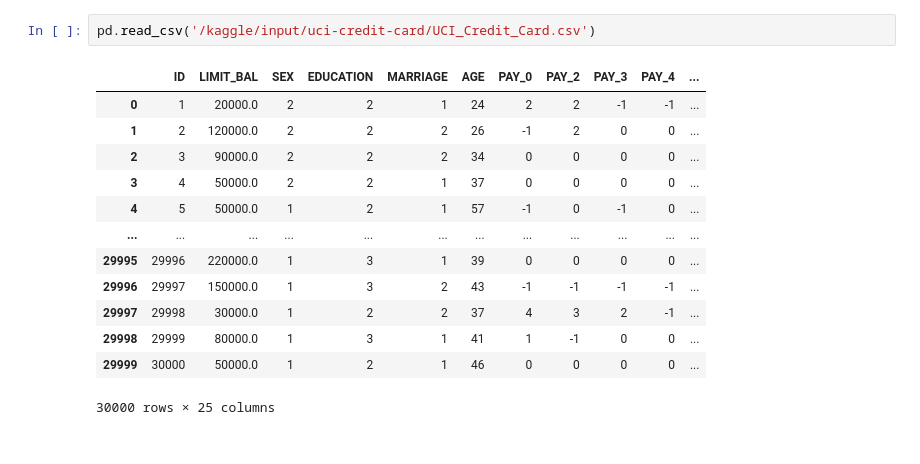
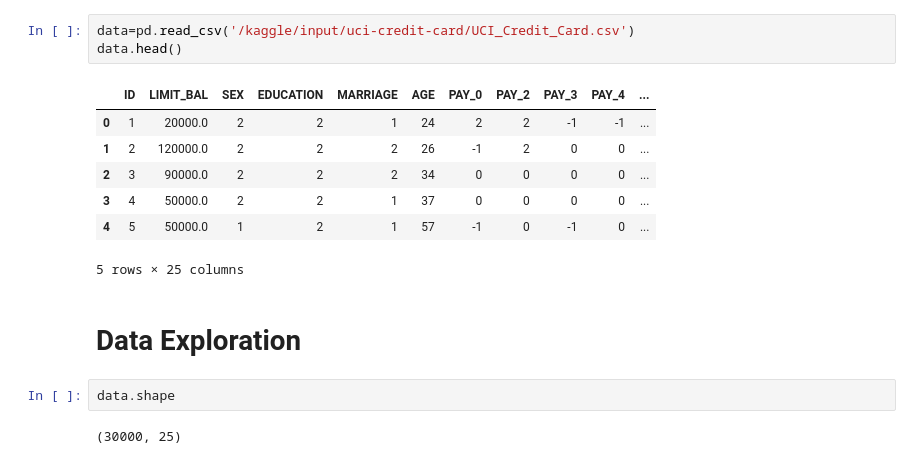
Before and after one commit to sanjeevtyagi170/tyagisx-projects, a Jupyter notebook: coursera-supervised.ipynb, the cells around one changed output. Cells and saved outputs as stored; diff of their text form.

Commit message:
Kaggle Notebook | Coursera supervised | Version 2

```diff
--- a/coursera-supervised.ipynb
+++ b/coursera-supervised.ipynb
@@ -5,16 +79,17 @@ import os,seaborn
 # %%
-pd.read_csv('/kaggle/input/uci-credit-card/UCI_Credit_Card.csv')
+data=pd.read_csv('/kaggle/input/uci-credit-card/UCI_Credit_Card.csv')
+data.head()
 # %% [output]
 |  | ID | LIMIT_BAL | SEX | EDUCATION | MARRIAGE | AGE | PAY_0 | PAY_2 | PAY_3 | PAY_4 | ... |
 | 0 | 1 | 20000.0 | 2 | 2 | 1 | 24 | 2 | 2 | -1 | -1 | ... |
 | 1 | 2 | 120000.0 | 2 | 2 | 2 | 26 | -1 | 2 | 0 | 0 | ... |
 | 2 | 3 | 90000.0 | 2 | 2 | 2 | 34 | 0 | 0 | 0 | 0 | ... |
 | 3 | 4 | 50000.0 | 2 | 2 | 1 | 37 | 0 | 0 | 0 | 0 | ... |
 | 4 | 5 | 50000.0 | 1 | 2 | 1 | 57 | -1 | 0 | -1 | 0 | ... |
-| ... | ... | ... | ... | ... | ... | ... | ... | ... | ... | ... | ... |
-| 29995 | 29996 | 220000.0 | 1 | 3 | 1 | 39 | 0 | 0 | 0 | 0 | ... |
-| 29996 | 29997 | 150000.0 | 1 | 3 | 2 | 43 | -1 | -1 | -1 | -1 | ... |
-| 29997 | 29998 | 30000.0 | 1 | 2 | 2 | 37 | 4 | 3 | 2 | -1 | ... |
-| 29998 | 29999 | 80000.0 | 1 | 3 | 1 | 41 | 1 | -1 | 0 | 0 | ... |
-| 29999 | 30000 | 50000.0 | 1 | 2 | 1 | 46 | 0 | 0 | 0 | 0 | ... |
-30000 rows × 25 columns
+5 rows × 25 columns
+# %% [markdown]
+# Data Exploration
+# %%
+data.shape
+# %% [output]
+(30000, 25)
```
Also changed, not shown: parts of 25 cells of this notebook.
